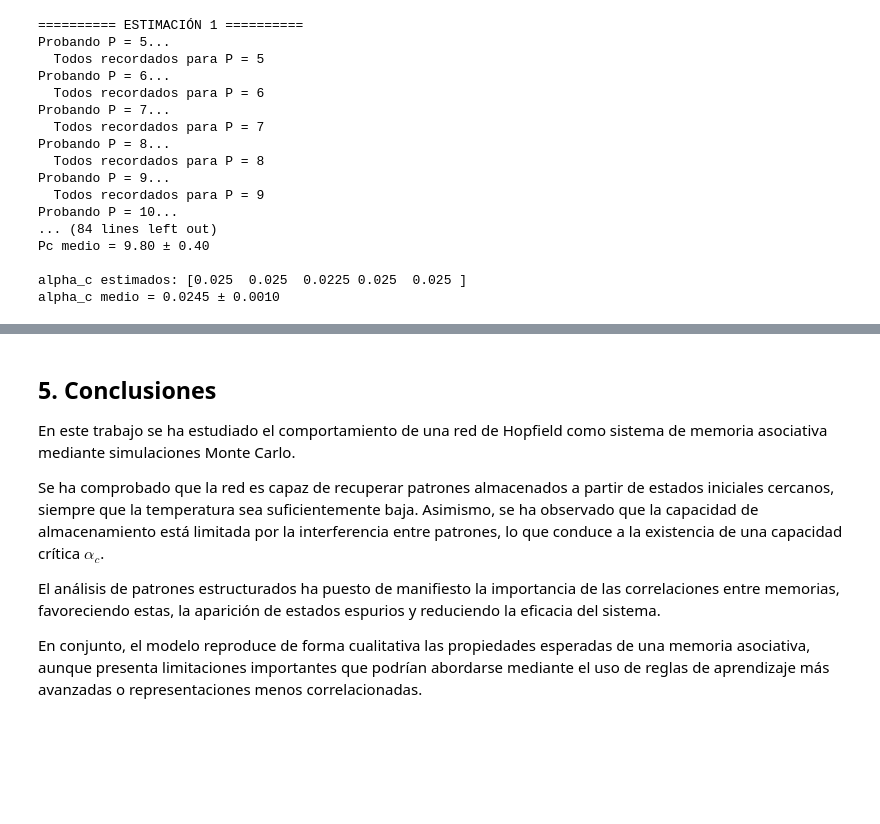
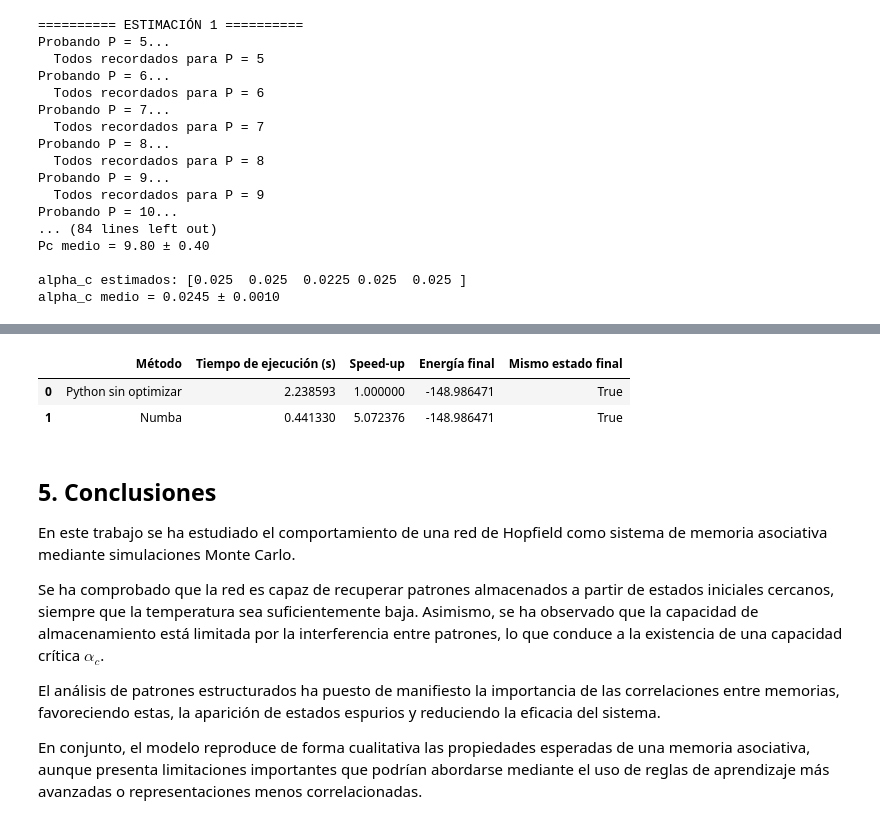
Before and after one commit to marioehercue/Computacional_Mario, a Jupyter notebook: trabajos/laboratorio/Jup_voluntario_hopfield_mariohc.ipynb, the cells around one changed output, grey strips where cells are left out. Saved outputs shown, nothing was run; the diff lists cells and outputs as text; code cells hidden in the pictures; blank space fills up the shorter version.

```diff
--- a/trabajos/laboratorio/Jup_voluntario_hopfield_mariohc.ipynb
+++ b/trabajos/laboratorio/Jup_voluntario_hopfield_mariohc.ipynb
@@ -2129,3 +2475,19 @@ alpha_c medio = 0.0245 ± 0.0010
+# %%
+import pandas as pd
+
+tabla_resultados = pd.DataFrame({
+    "Método": ["Python sin optimizar", "Numba"],
+    "Tiempo de ejecución (s)": [tiempo_python, tiempo_numba],
+    "Speed-up": [1.0, speedup],
+    "Energía final": [energias_py[-1], energias_nb[-1]],
+    "Mismo estado final": [mismo_estado_final, mismo_estado_final]
+})
+
+tabla_resultados
+# %% [output]
+|  | Método | Tiempo de ejecución (s) | Speed-up | Energía final | Mismo estado final |
+| 0 | Python sin optimizar | 2.238593 | 1.000000 | -148.986471 | True |
+| 1 | Numba | 0.441330 | 5.072376 | -148.986471 | True |
 # %% [markdown]
 ## 5. Conclusiones
 
```
Also changed, not shown: parts of 6 cells of this notebook, 1 other file.
